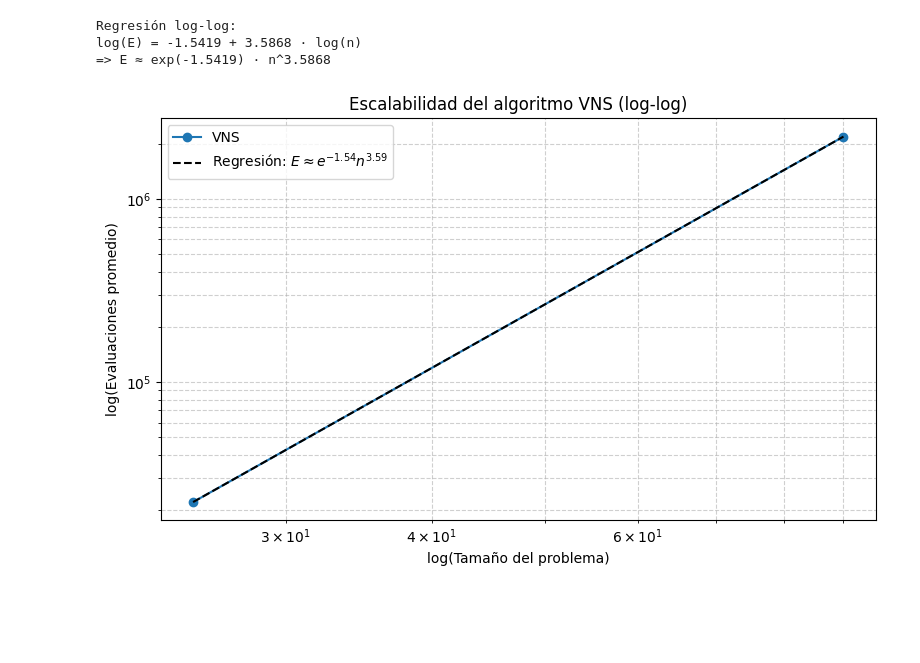
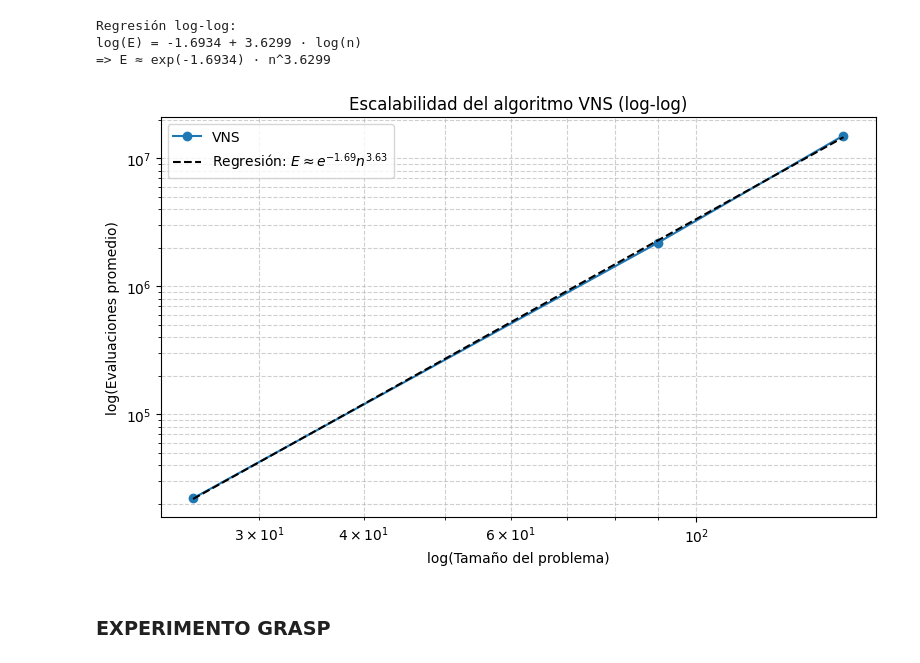
Before and after one commit to pepec0de/Computing-Engineering, a Jupyter notebook: 4Cuarto/Modelos Bioinspirados y Heurísticas de Búsqueda/Practica2/graficas.ipynb, the cells around one changed output. Drawn from its saved outputs; the diff is of its cells as text; code cells hidden in the pictures; blank space fills up the shorter version.

Commit message:
Experimento GRASP hecho

```diff
--- a/4Cuarto/Modelos Bioinspirados y Heurísticas de Búsqueda/Practica2/graficas.ipynb
+++ b/4Cuarto/Modelos Bioinspirados y Heurísticas de Búsqueda/Practica2/graficas.ipynb
@@ -27,7 +27,7 @@ Extrae datos del logger, calcula errores relativos y llama a funciones de visual
 :param valor_optimo_dict: diccionario con el mejor valor conocido por dataset, ej:
         {'tai25b.dat': 344355646, 'sko90b.dat': 115534, 'tai150b.dat': 498896643}
 """
-logger = Logger("resultados/resultados.csv", False)
+logger = Logger("resultados/COMPLETO.csv", False)
 
 if logger.data is None:
     raise Exception("No se han cargado los datos del CSV")
@@ -109,7 +109,7 @@ plt.show()
 GRAFICO ESCALABILIDAD
 """
 
-S = np.array([25, 90])
+S = np.array([25, 90, 150])
 E = np.array(mean_evaluaciones)
 
 def ajustar_regresion_loglog(S, E):
@@ -139,33 +139,35 @@ plt.figure(figsize=(8, 5))
 plt.loglog(S, E, 'o-', label='VNS')
 plt.xlabel("log(Tamaño del problema)")
 plt.ylabel("log(Evaluaciones promedio)")
 plt.title("Escalabilidad del algoritmo VNS (log-log)")
 plt.grid(True, which="both", ls="--", alpha=0.6)
 plt.legend()
 plt.tight_layout()
 plt.show()
 """
 
 logS = np.log(S)
 logE = np.log(E)
 beta, alpha = np.polyfit(logS, logE, 1)
 E_pred = np.exp(alpha) * S ** beta
 
 
 # Gráfico con tu estilo
 plt.figure(figsize=(8, 5))
 plt.loglog(S, E, 'o-', label='VNS')  # puntos y líneas conectadas
 plt.loglog(S, E_pred, 'k--', label=f'Regresión: $E \\approx e^{{{alpha:.2f}}} n^{{{beta:.2f}}}$')
 
 plt.xlabel("log(Tamaño del problema)")
 plt.ylabel("log(Evaluaciones promedio)")
 plt.title("Escalabilidad del algoritmo VNS (log-log)")
 plt.grid(True, which="both", ls="--", alpha=0.6)
 plt.legend()
 plt.tight_layout()
 plt.show()
 # %% [output]
 Regresión log-log:
-log(E) = -1.5419 + 3.5868 · log(n)
-=> E ≈ exp(-1.5419) · n^3.5868
+log(E) = -1.6934 + 3.6299 · log(n)
+=> E ≈ exp(-1.6934) · n^3.6299
-[figure, old version]
+[figure, new version]
+# %% [markdown]
+### EXPERIMENTO GRASP
```
Also changed, not shown: parts of 6 cells of this notebook, 4 other files.
